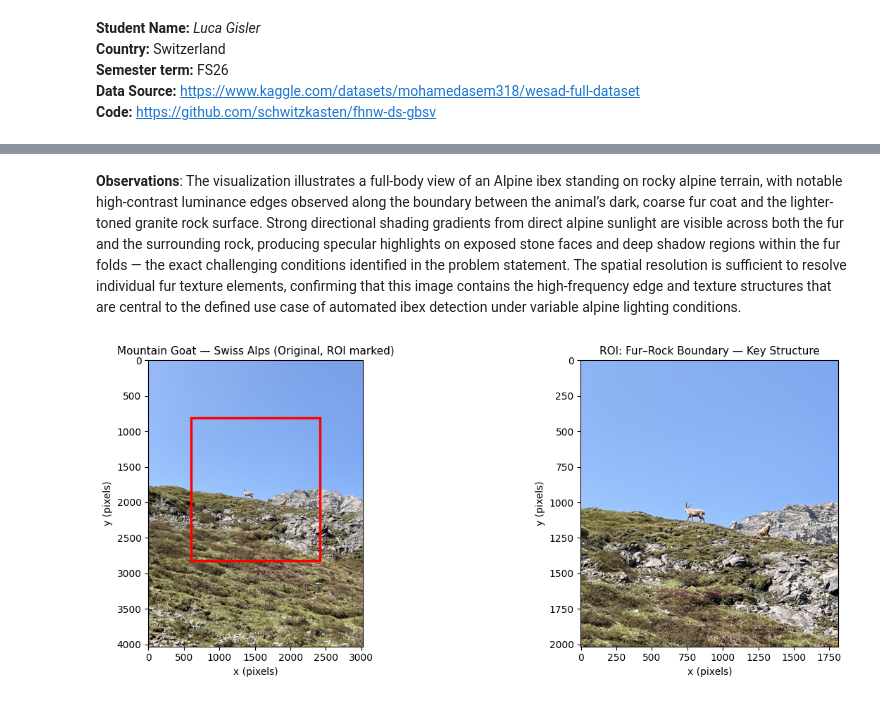
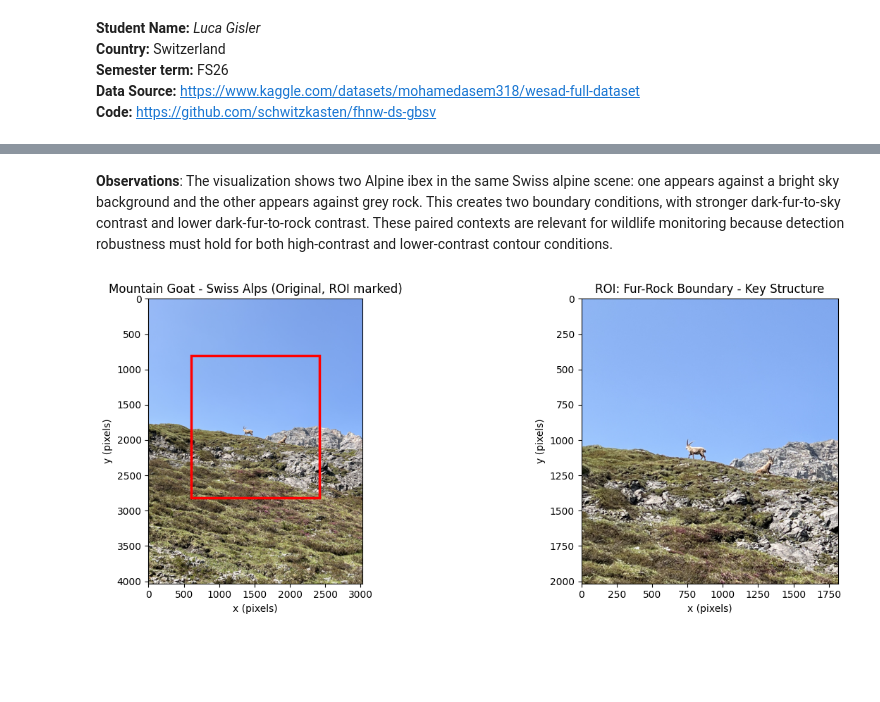
Before and after one commit to schwitzkasten/fhnw-ds-gbsv, a Jupyter notebook: Challenges MC2/gbsv-mc2.1.ipynb, the cells around one changed output, grey strips where cells are left out. Cells and saved outputs as stored; diff of their text form; code cells hidden in the pictures; blank space fills up the shorter version.

```diff
--- a/Challenges MC2/gbsv-mc2.1.ipynb
+++ b/Challenges MC2/gbsv-mc2.1.ipynb
@@ -29,24 +29,21 @@ import numpy as np
 import matplotlib.pyplot as plt
 from PIL import Image
 
-# Load image
 img_path = "Data/Steinbock.jpg"
-img_pil = Image.open(img_path).convert("RGB")
-img = np.array(img_pil)
+img = np.array(Image.open(img_path).convert("RGB"))
 
-# rotate image by 90 degrees clockwise
+# rotate 90 degrees clockwise
 img = np.rot90(img, k=-1)
+h, w, c = img.shape
 
-# Inspect
-print(f"Shape : {img.shape}  (height x width x channels)")
+print(f"Shape : ({w}, {h}, {c})  (width x height x channels)")
 print(f"Dtype : {img.dtype}")
 print(f"Min   : {img.min()}")
 print(f"Max   : {img.max()}")
 
-# Display full image
 fig, ax = plt.subplots(figsize=(9, 6))
 ax.imshow(img)
-ax.set_title("Mountain Goat — Swiss Alps (Original)", fontsize=13)
+ax.set_title("Mountain Goat - Swiss Alps (Original)")
 ax.set_xlabel("x (pixels)")
 ax.set_ylabel("y (pixels)")
 plt.tight_layout()
@@ -60,32 +57,26 @@ Max   : 255
-# %% [markdown]
-**Observations**: The visualization illustrates a full-body view of an Alpine ibex standing on rocky alpine terrain, with notable high-contrast luminance edges observed along the boundary between the animal’s dark, coarse fur coat and the lighter-toned granite rock surface. Strong directional shading gradients from direct alpine sunlight are visible across both the fur and the surrounding rock, producing specular highlights on exposed stone faces and deep shadow regions within the fur folds — the exact challenging conditions identified in the problem statement. The spatial resolution is sufficient to resolve individual fur texture elements, confirming that this image contains the high-frequency edge and texture structures that are central to the defined use case of automated ibex detection under variable alpine lighting conditions.
+# %% [markdown]
+**Observations**: The visualization shows two Alpine ibex in the same Swiss alpine scene: one appears against a bright sky background and the other appears against grey rock. This creates two boundary conditions, with stronger dark-fur-to-sky contrast and lower dark-fur-to-rock contrast. These paired contexts are relevant for wildlife monitoring because detection robustness must hold for both high-contrast and lower-contrast contour conditions.
 # %%
-# ROI crop: fur–rock boundary region on the ibex's body
-# Targets the central body area where the dark fur coat transitions
-# to the lighter rocky background — the key structure from the problem statement.
-
-h, w, _ = img.shape
 y0, y1 = int(h * 0.20), int(h * 0.70)
 x0, x1 = int(w * 0.20), int(w * 0.80)
 roi = img[y0:y1, x0:x1]
 
 fig, axes = plt.subplots(1, 2, figsize=(14, 5))
 
 axes[0].imshow(img)
 axes[0].add_patch(
-    plt.Rectangle((x0, y0), x1 - x0, y1 - y0,
-                  edgecolor='red', facecolor='none', linewidth=2.5)
+    plt.Rectangle((x0, y0), x1 - x0, y1 - y0, edgecolor="red", facecolor="none", linewidth=2.5)
 )
-axes[0].set_title("Mountain Goat — Swiss Alps (Original, ROI marked)", fontsize=11)
+axes[0].set_title("Mountain Goat - Swiss Alps (Original, ROI marked)")
 axes[0].set_xlabel("x (pixels)")
 axes[0].set_ylabel("y (pixels)")
 
 axes[1].imshow(roi)
-axes[1].set_title("ROI: Fur–Rock Boundary — Key Structure", fontsize=11)
+axes[1].set_title("ROI: Fur-Rock Boundary - Key Structure")
 axes[1].set_xlabel("x (pixels)")
 axes[1].set_ylabel("y (pixels)")
 
 plt.tight_layout()
 plt.show()
 # %% [output]
-[figure, old version]
+[figure, new version]
```
Also changed, not shown: parts of 28 cells of this notebook, 2 other files.
